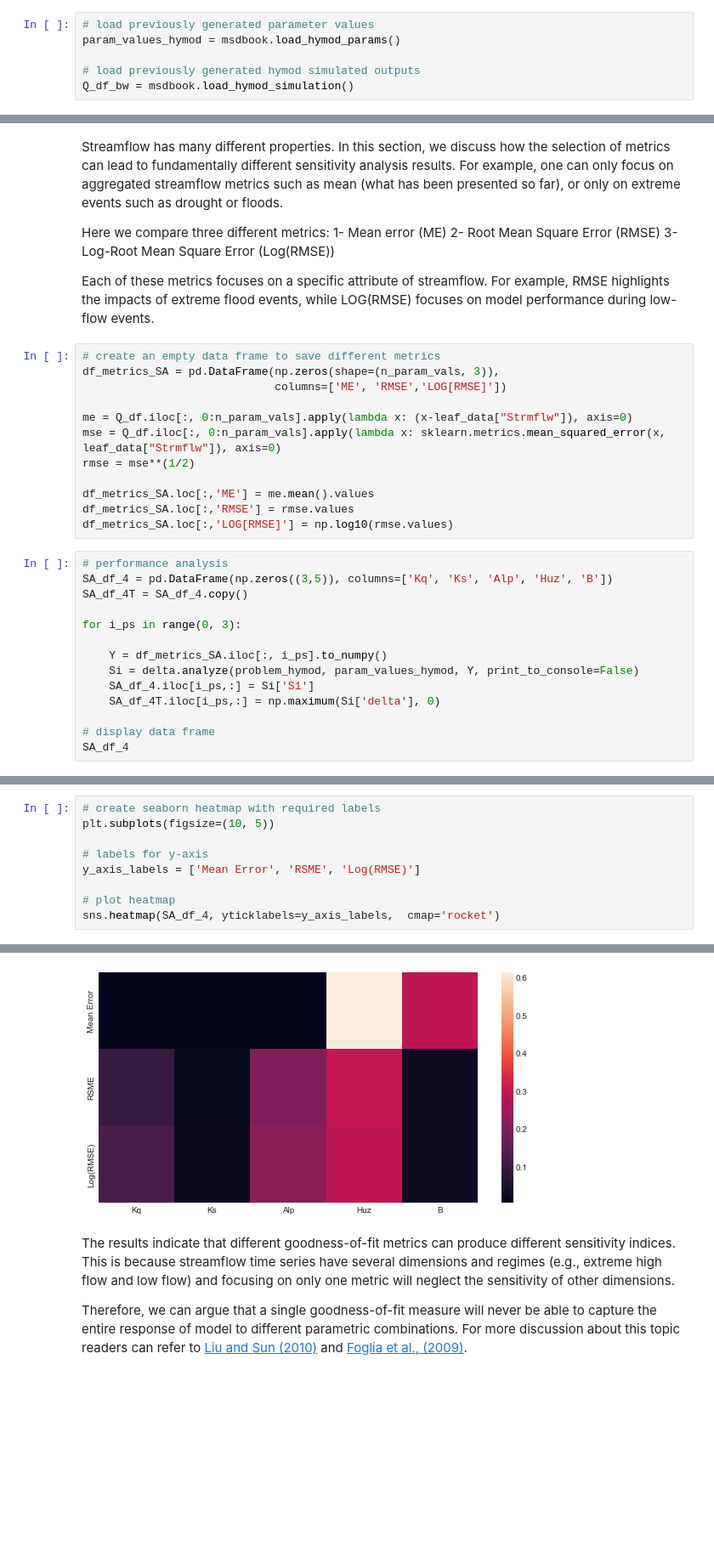
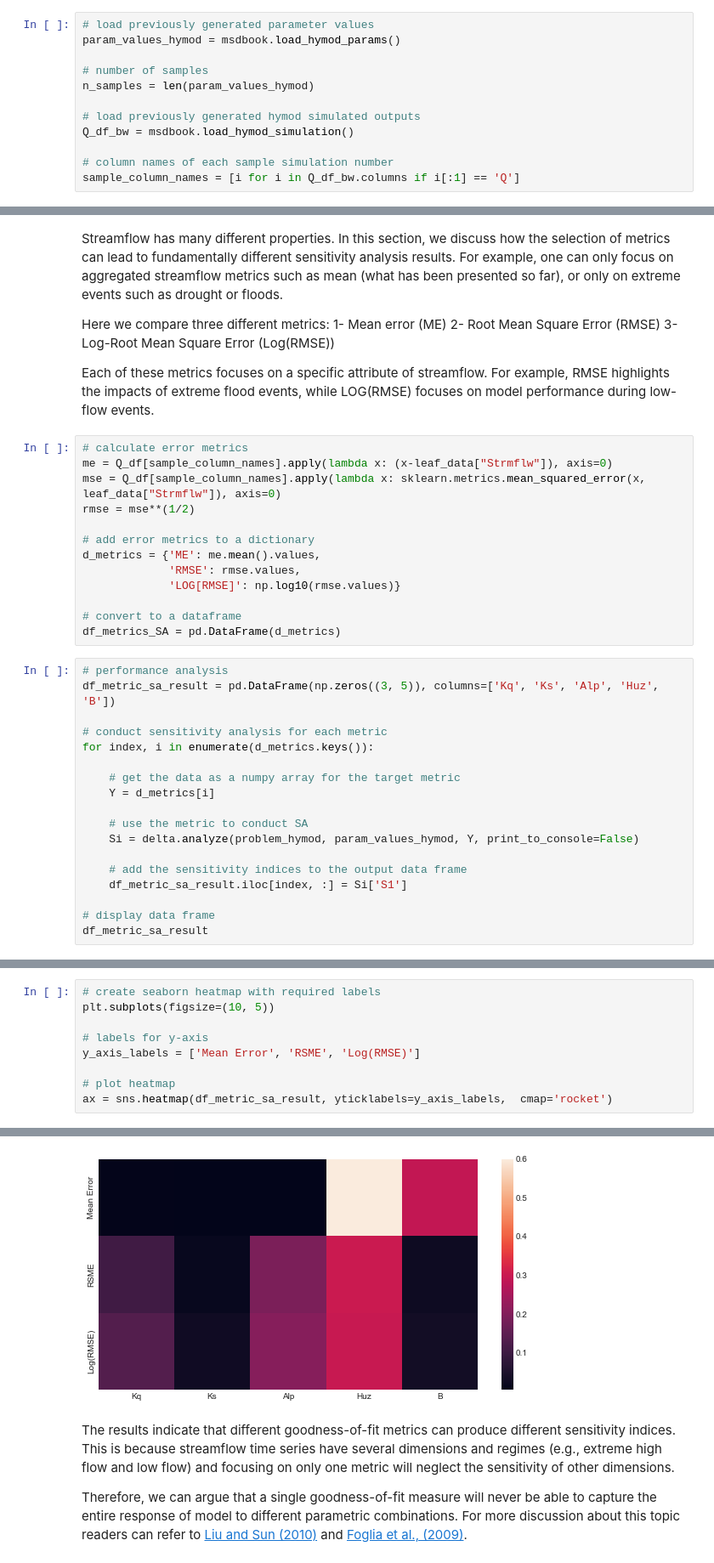
Before and after one commit to IMMM-SFA/msd_uncertainty_ebook, a Jupyter notebook: notebooks/hymod.ipynb, the cells around one changed output, grey strips where cells are left out. Shown at 85% size. Saved outputs shown, nothing was run; the diff lists cells and outputs as text; blank space fills up the shorter version.

Commit message:
working hymod

```diff
--- a/notebooks/hymod.ipynb
+++ b/notebooks/hymod.ipynb
@@ -194,8 +190,14 @@ for i_ps in range(0, len(param_values_hymod)):
 # load previously generated parameter values
 param_values_hymod = msdbook.load_hymod_params()
 
+# number of samples
+n_samples = len(param_values_hymod)
+
 # load previously generated hymod simulated outputs
 Q_df_bw = msdbook.load_hymod_simulation()
+
+# column names of each sample simulation number
+sample_column_names = [i for i in Q_df_bw.columns if i[:1] == 'Q']
 # %% [markdown]
 #### Model Warm-up
 A hydrological model such as HYMOD usually includes ordinary differential equations that are sensitive to their initial condition. They also have components in their underlying formulation that have long memory such that prior time steps can affect their current simulations. For example, soil moisture or groundwater can hold water for a long time and therefore they are often considered to exhibit a long memory. This can affect the partitioning of water to runoff and infiltration, while also controlling the generation of base flow. Therefore, it is important to have a reasonable initial value for them. To achieve this, hydrologists usually extend their simulation period and after the simulations, they remove that extended time period that has unreasonable groundwater or surface water values. This time period is called the warm-up time period.
@@ -295,30 +275,35 @@ Here we compare three different metrics:
 
 Each of these metrics focuses on a specific attribute of streamflow. For example, RMSE highlights the impacts of extreme flood events, while LOG(RMSE) focuses on model performance during low-flow events.
 # %%
-# create an empty data frame to save different metrics
-df_metrics_SA = pd.DataFrame(np.zeros(shape=(n_param_vals, 3)),
-                             columns=['ME', 'RMSE','LOG[RMSE]'])
-
-me = Q_df.iloc[:, 0:n_param_vals].apply(lambda x: (x-leaf_data["Strmflw"]), axis=0)
-mse = Q_df.iloc[:, 0:n_param_vals].apply(lambda x: sklearn.metrics.mean_squared_error(x, leaf_data["Strmflw"]), axis=0)
+# calculate error metrics
+me = Q_df[sample_column_names].apply(lambda x: (x-leaf_data["Strmflw"]), axis=0)
+mse = Q_df[sample_column_names].apply(lambda x: sklearn.metrics.mean_squared_error(x, leaf_data["Strmflw"]), axis=0)
 rmse = mse**(1/2)
 
-df_metrics_SA.loc[:,'ME'] = me.mean().values
-df_metrics_SA.loc[:,'RMSE'] = rmse.values
-df_metrics_SA.loc[:,'LOG[RMSE]'] = np.log10(rmse.values)
+# add error metrics to a dictionary
+d_metrics = {'ME': me.mean().values,
+             'RMSE': rmse.values,
+             'LOG[RMSE]': np.log10(rmse.values)}
+
+# convert to a dataframe
+df_metrics_SA = pd.DataFrame(d_metrics)
 # %%
 # performance analysis
-SA_df_4 = pd.DataFrame(np.zeros((3,5)), columns=['Kq', 'Ks', 'Alp', 'Huz', 'B'])
-SA_df_4T = SA_df_4.copy()
+df_metric_sa_result = pd.DataFrame(np.zeros((3, 5)), columns=['Kq', 'Ks', 'Alp', 'Huz', 'B'])
 
-for i_ps in range(0, 3):
+# conduct sensitivity analysis for each metric
+for index, i in enumerate(d_metrics.keys()):
 
-    Y = df_metrics_SA.iloc[:, i_ps].to_numpy()
+    # get the data as a numpy array for the target metric
+    Y = d_metrics[i]
+
+    # use the metric to conduct SA
     Si = delta.analyze(problem_hymod, param_values_hymod, Y, print_to_console=False)
-    SA_df_4.iloc[i_ps,:] = Si['S1']
-    SA_df_4T.iloc[i_ps,:] = np.maximum(Si['delta'], 0)
+
+    # add the sensitivity indices to the output data frame
+    df_metric_sa_result.iloc[index, :] = Si['S1']
 
 # display data frame
-SA_df_4
+df_metric_sa_result
 # %% [output]
 |  | Kq | Ks | Alp | Huz | B |
@@ -333,5 +318,5 @@ plt.subplots(figsize=(10, 5))
 y_axis_labels = ['Mean Error', 'RSME', 'Log(RMSE)']
 
 # plot heatmap
-sns.heatmap(SA_df_4, yticklabels=y_axis_labels,  cmap='rocket')
+ax = sns.heatmap(df_metric_sa_result, yticklabels=y_axis_labels,  cmap='rocket')
 # %% [output]
@@ -339,4 +323,4 @@ sns.heatmap(SA_df_4, yticklabels=y_axis_labels,  cmap='rocket')
-[figure, old version]
+[figure, new version]
 # %% [markdown]
 The results indicate that different goodness-of-fit metrics can produce different sensitivity indices. This is because streamflow time series have several dimensions and regimes (e.g., extreme high flow and low flow) and focusing on only one metric will neglect the sensitivity of other dimensions.
 
```
Also changed, not shown: parts of 47 cells of this notebook, 3 other files.
